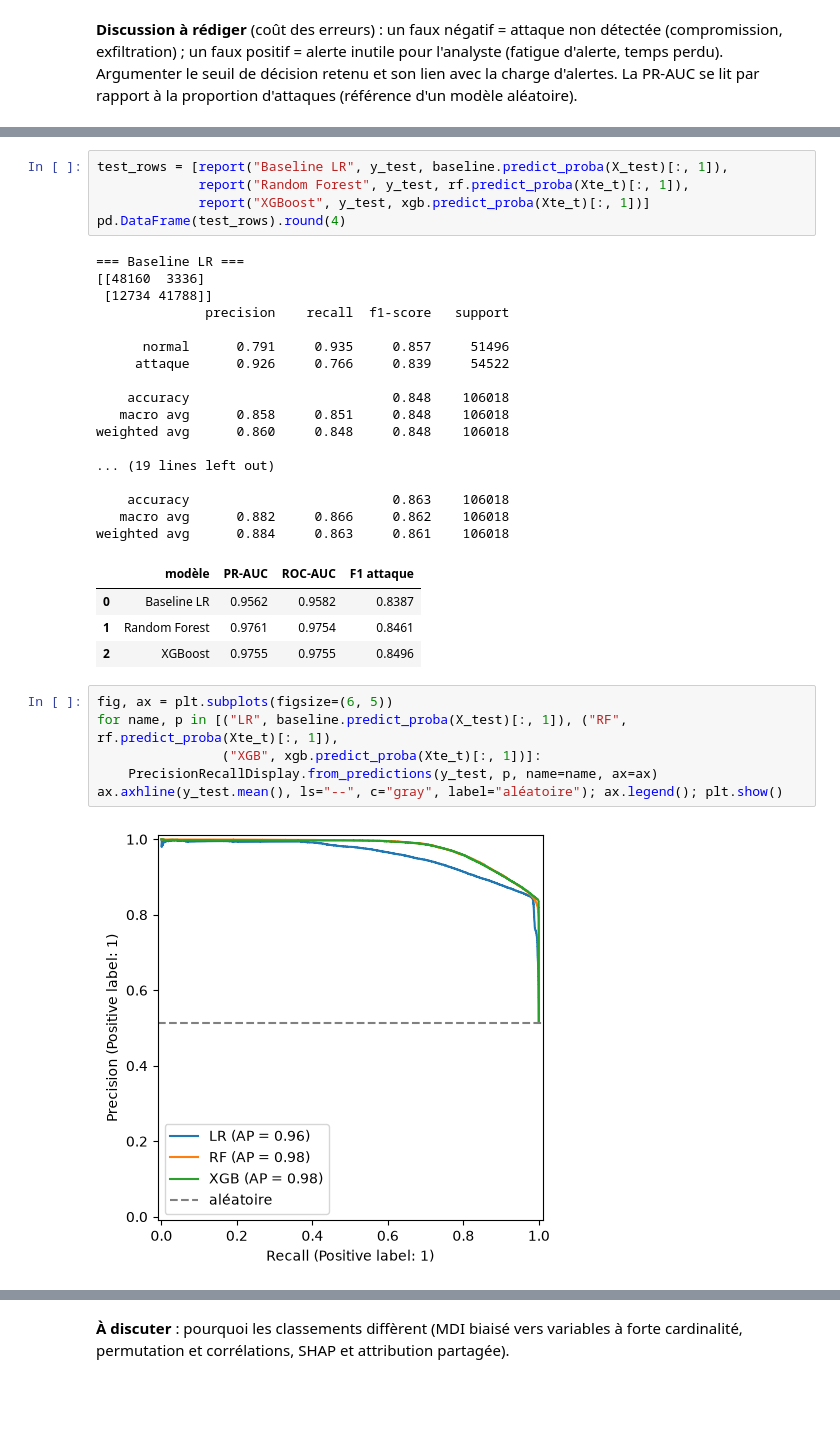
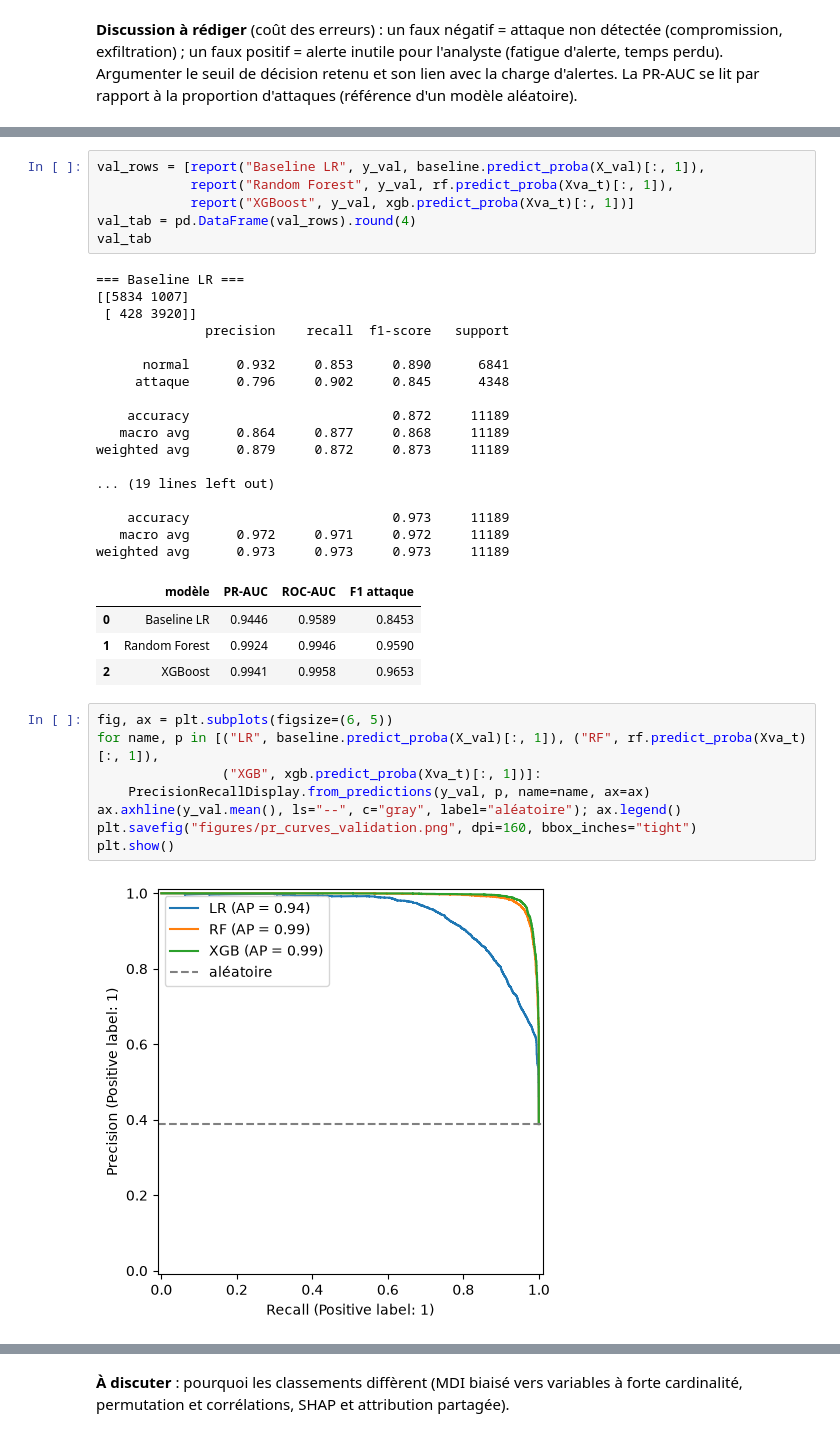
Before and after one commit to Ranim-jb/projet-ml-ids-, a Jupyter notebook: projet1_unsw_nb15_interpretabilite.ipynb, the cells around one changed output, grey strips where cells are left out. Saved outputs shown, nothing was run; the diff lists cells and outputs as text; blank space fills up the shorter version.

```diff
--- a/projet1_unsw_nb15_interpretabilite.ipynb
+++ b/projet1_unsw_nb15_interpretabilite.ipynb
@@ -216,37 +217,40 @@ weighted avg      0.973     0.973     0.973     11189
 # %%
-test_rows = [report("Baseline LR", y_test, baseline.predict_proba(X_test)[:, 1]),
-             report("Random Forest", y_test, rf.predict_proba(Xte_t)[:, 1]),
-             report("XGBoost", y_test, xgb.predict_proba(Xte_t)[:, 1])]
-pd.DataFrame(test_rows).round(4)
+val_rows = [report("Baseline LR", y_val, baseline.predict_proba(X_val)[:, 1]),
+            report("Random Forest", y_val, rf.predict_proba(Xva_t)[:, 1]),
+            report("XGBoost", y_val, xgb.predict_proba(Xva_t)[:, 1])]
+val_tab = pd.DataFrame(val_rows).round(4)
+val_tab
 # %% [output]
 === Baseline LR ===
-[[48160  3336]
- [12734 41788]]
+[[5834 1007]
+ [ 428 3920]]
               precision    recall  f1-score   support
 
-      normal      0.791     0.935     0.857     51496
-     attaque      0.926     0.766     0.839     54522
+      normal      0.932     0.853     0.890      6841
+     attaque      0.796     0.902     0.845      4348
 
-    accuracy                          0.848    106018
-   macro avg      0.858     0.851     0.848    106018
-weighted avg      0.860     0.848     0.848    106018
+    accuracy                          0.872     11189
+   macro avg      0.864     0.877     0.868     11189
+weighted avg      0.879     0.872     0.873     11189
 
 ... (19 lines left out)
 
-    accuracy                          0.863    106018
-   macro avg      0.882     0.866     0.862    106018
-weighted avg      0.884     0.863     0.861    106018
+    accuracy                          0.973     11189
+   macro avg      0.972     0.971     0.972     11189
+weighted avg      0.973     0.973     0.973     11189
 |  | modèle | PR-AUC | ROC-AUC | F1 attaque |
-| 0 | Baseline LR | 0.9562 | 0.9582 | 0.8387 |
-| 1 | Random Forest | 0.9761 | 0.9754 | 0.8461 |
-| 2 | XGBoost | 0.9755 | 0.9755 | 0.8496 |
+| 0 | Baseline LR | 0.9446 | 0.9589 | 0.8453 |
+| 1 | Random Forest | 0.9924 | 0.9946 | 0.9590 |
+| 2 | XGBoost | 0.9941 | 0.9958 | 0.9653 |
 # %%
 fig, ax = plt.subplots(figsize=(6, 5))
-for name, p in [("LR", baseline.predict_proba(X_test)[:, 1]), ("RF", rf.predict_proba(Xte_t)[:, 1]),
-                ("XGB", xgb.predict_proba(Xte_t)[:, 1])]:
-    PrecisionRecallDisplay.from_predictions(y_test, p, name=name, ax=ax)
-ax.axhline(y_test.mean(), ls="--", c="gray", label="aléatoire"); ax.legend(); plt.show()
+for name, p in [("LR", baseline.predict_proba(X_val)[:, 1]), ("RF", rf.predict_proba(Xva_t)[:, 1]),
+                ("XGB", xgb.predict_proba(Xva_t)[:, 1])]:
+    PrecisionRecallDisplay.from_predictions(y_val, p, name=name, ax=ax)
+ax.axhline(y_val.mean(), ls="--", c="gray", label="aléatoire"); ax.legend()
+plt.savefig("figures/pr_curves_validation.png", dpi=160, bbox_inches="tight")
+plt.show()
 # %% [output]
-[figure, old version]
+[figure, new version]
 # %% [markdown]
 ## 5. Trois mesures d'importance (modèle expliqué : Random Forest)
```
Also changed, not shown: parts of 16 cells of this notebook, 5 other files.
